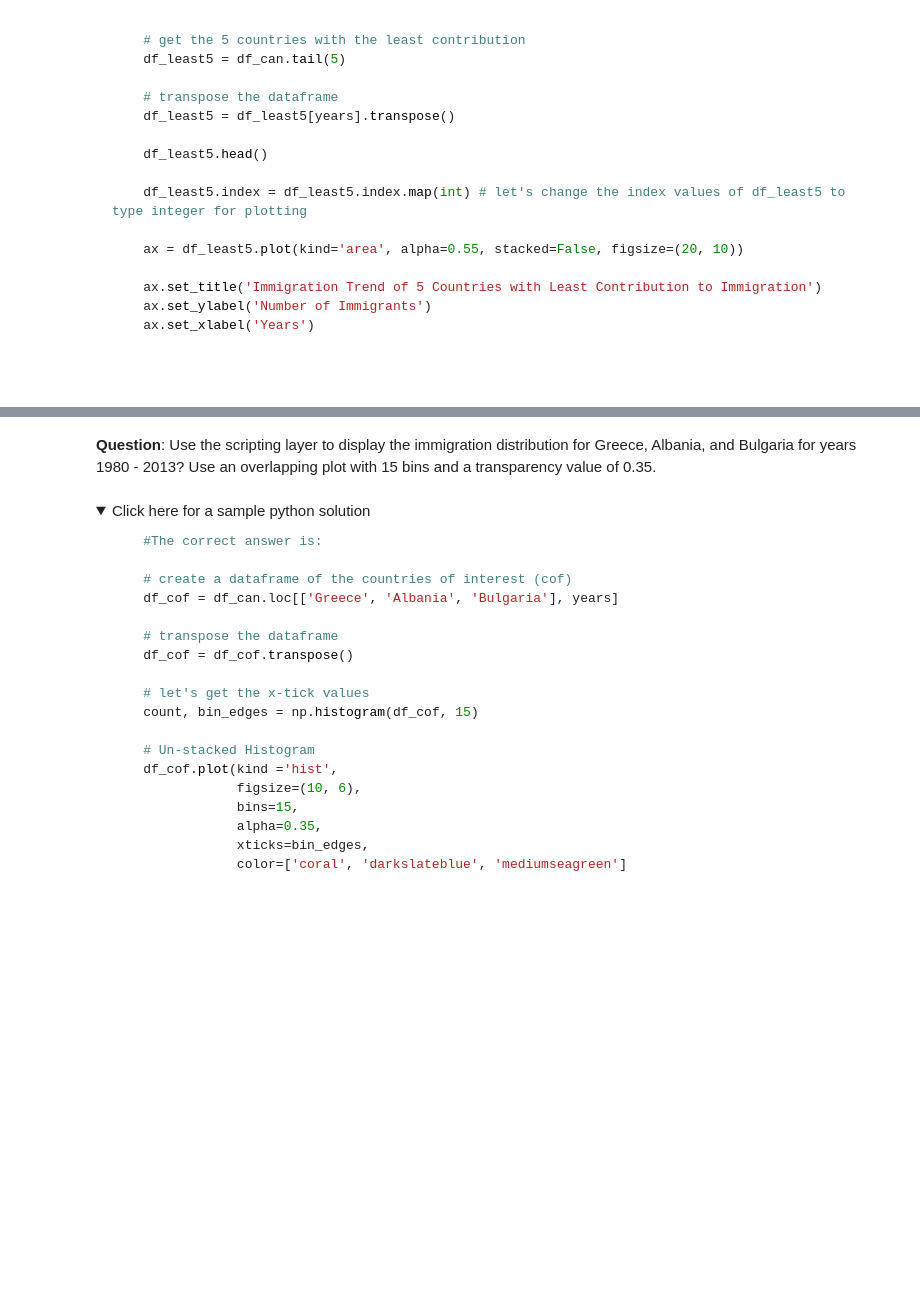
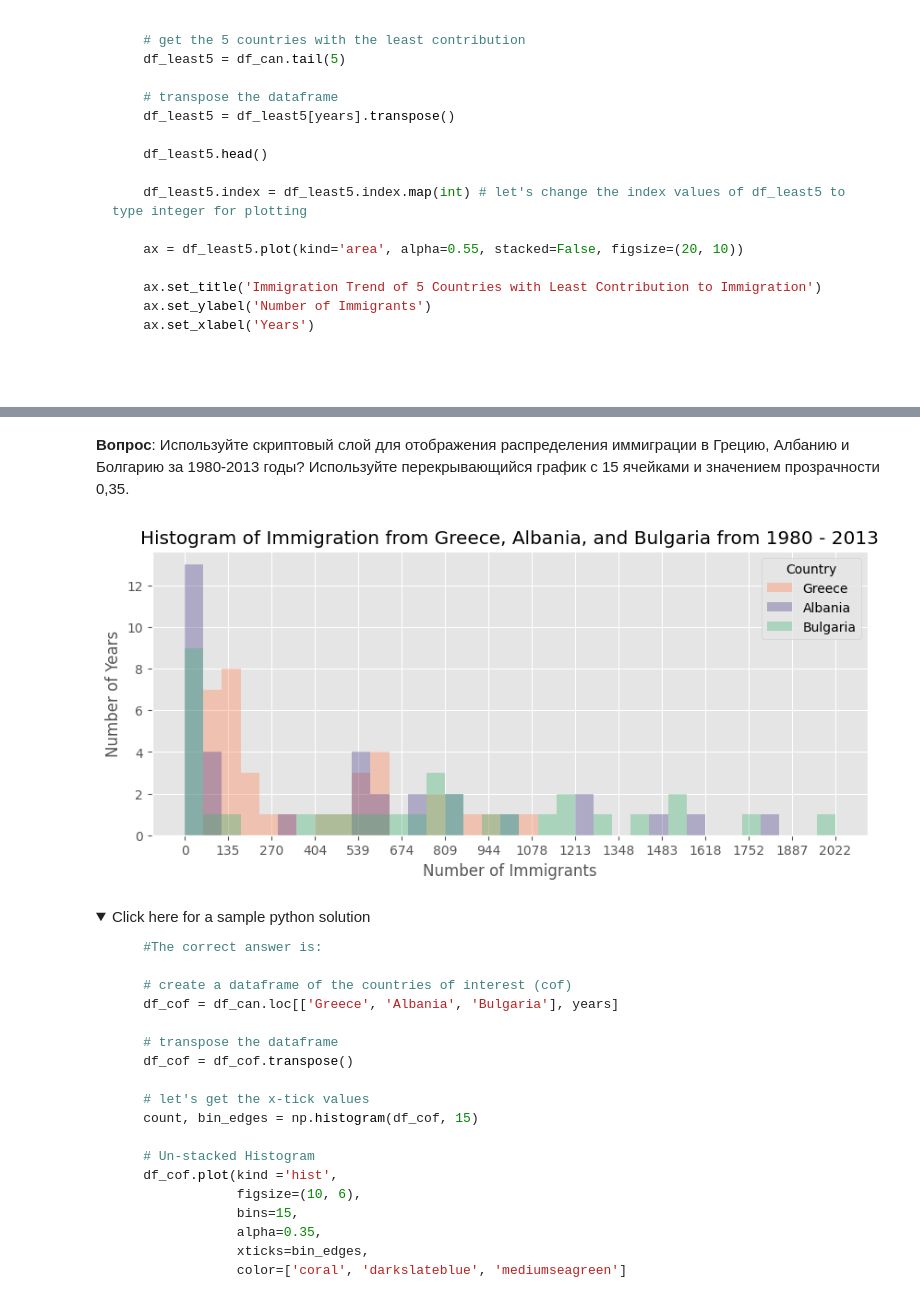
Before and after one commit to Vitalyastiy/courses, a Jupyter notebook: IBM/Vis_W2-Exercise-Area-Plots-Histograms-and-Bar-Charts.ipynb, the cells around one changed output, grey strips where cells are left out. Drawn from its saved outputs; the diff is of its cells as text; code cells hidden in the pictures; folded sections open; blank space fills up the shorter version.

```diff
--- a/IBM/Vis_W2-Exercise-Area-Plots-Histograms-and-Bar-Charts.ipynb
+++ b/IBM/Vis_W2-Exercise-Area-Plots-Histograms-and-Bar-Charts.ipynb
@@ -500,2 +561,0 @@ plt.show()
-# %% [markdown]
-**Question**: Use the scripting layer to display the immigration distribution for Greece, Albania, and Bulgaria for years 1980 - 2013? Use an overlapping plot with 15 bins and a transparency value of 0.35.
@@ -504,3 +562,17 @@ plt.show()
+# %% [markdown]
+**Вопрос**: Используйте скриптовый слой для отображения распределения иммиграции в Грецию, Албанию и Болгарию за 1980-2013 годы? Используйте перекрывающийся график с 15 ячейками и значением прозрачности 0,35.
+# %%
+### type your answer here
+df_tt = df_can.loc[['Greece', 'Albania', 'Bulgaria'], years].T
+count, bin_edges = np.histogram(df_tt, 15)
+df_tt.plot(kind = 'hist', xticks=bin_edges,  alpha=0.35, bins = 35 , color=['coral', 'darkslateblue', 'mediumseagreen'],   figsize=(10, 4))
+plt.title('Histogram of Immigration from Greece, Albania, and Bulgaria from 1980 - 2013')
+plt.ylabel('Number of Years')
+plt.xlabel('Number of Immigrants')
+
+plt.show()
+# %% [output]
+[figure, added]
 # %% [markdown]
 <details><summary>Click here for a sample python solution</summary>
 
```
Also changed, not shown: parts of 54 cells of this notebook.
